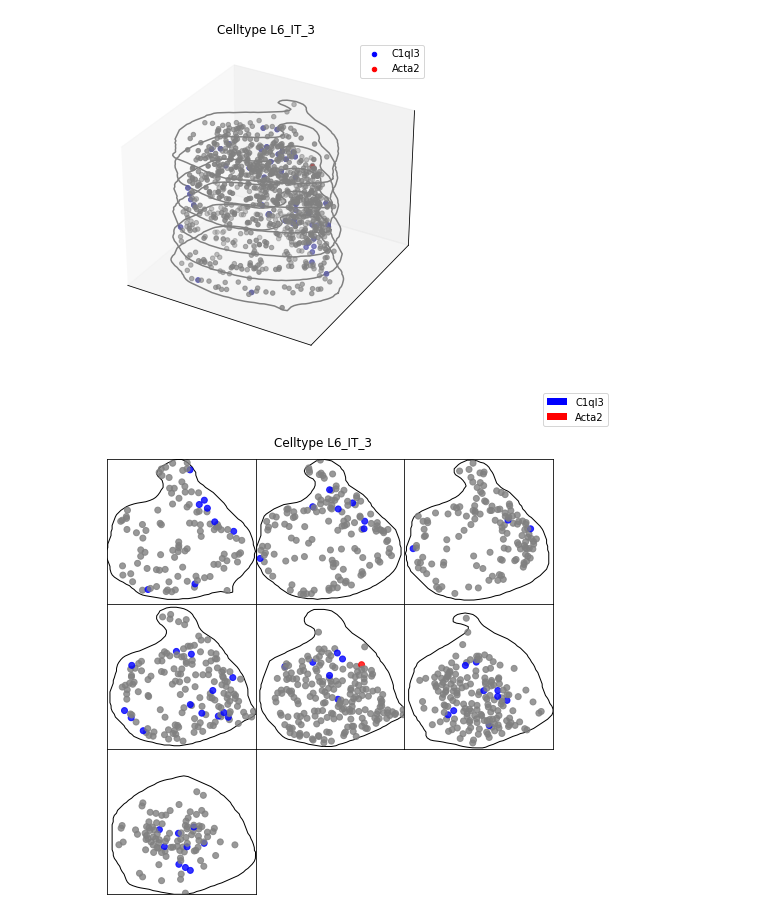
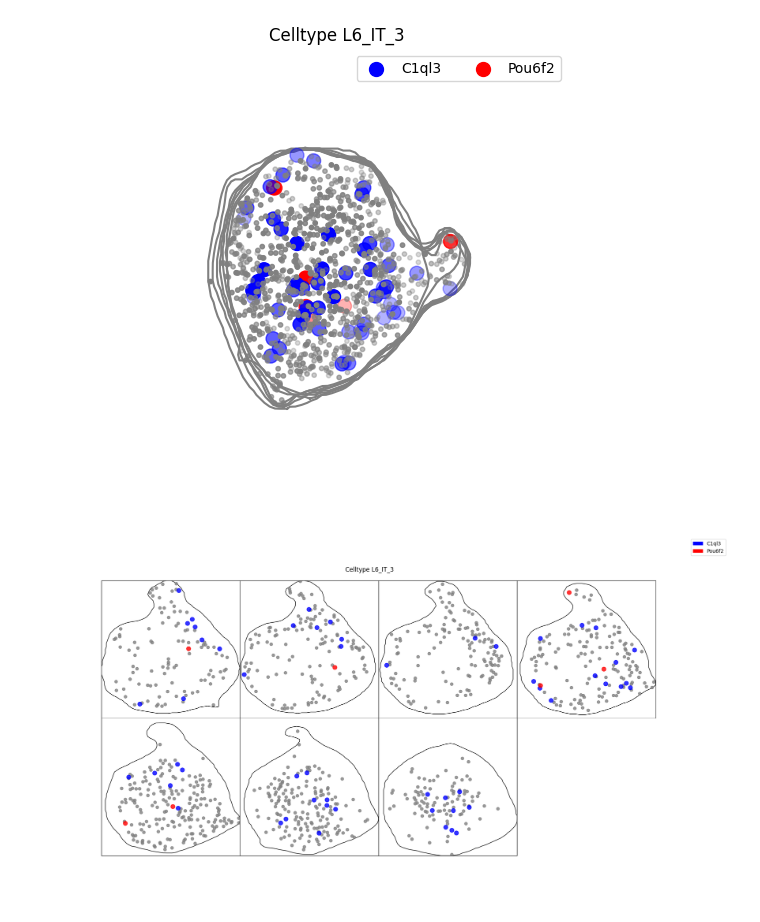
Before and after one commit to salzman-lab/SPRAWL, a Jupyter notebook: vignettes/working_with_cells_vignette.ipynb, the cells around one changed output. Saved outputs shown, nothing was run; the diff lists cells and outputs as text; code cells hidden in the pictures; blank space fills up the shorter version.

```diff
--- a/vignettes/working_with_cells_vignette.ipynb
+++ b/vignettes/working_with_cells_vignette.ipynb
@@ -38,10 +49,15 @@ fig = plotting.plot_cell_3D(cells[0])
 # %%
-#plot again coloring specific genes of interest
-fig = plotting.plot_cell_3D(cells[0], gene_colors={'C1ql3':'blue','Acta2':'red'})
+#plot again coloring specific genes of interest and adjust viewing angle
+fig,ax = plotting.plot_cell_3D(cell, gene_colors={'C1ql3':'blue','Pou6f2':'red'})
+ax.view_init(elev=90, azim=0)
+plt.show()
+plt.close()
 # %% [output]
-[figure, old version]
+[figure, new version]
 # %%
 #plot the same cell but each zslice separately
-fig = plotting.plot_cell_zslices(cells[0],gene_colors={'C1ql3':'blue','Acta2':'red'})
+fig,ax = plotting.plot_cell_zslices(cell, gene_colors={'C1ql3':'blue','Pou6f2':'red'})
+plt.show()
+plt.close()
 # %% [output]
-[figure, old version]
+[figure, new version]
```
Also changed, not shown: parts of 13 cells of this notebook, 4 other files.
